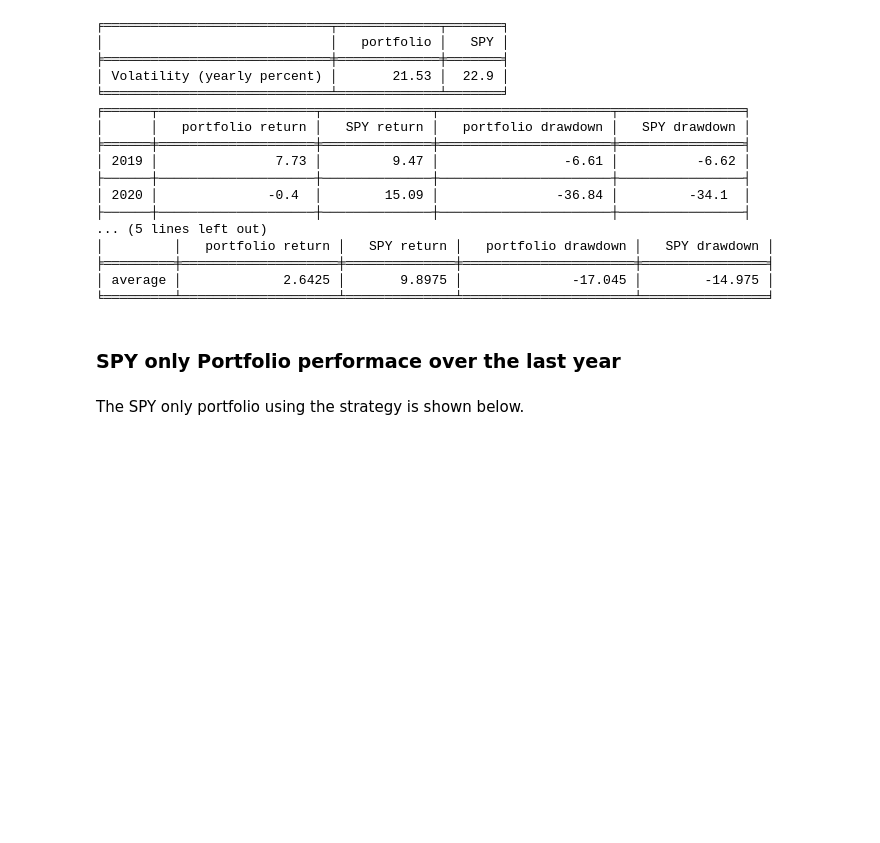
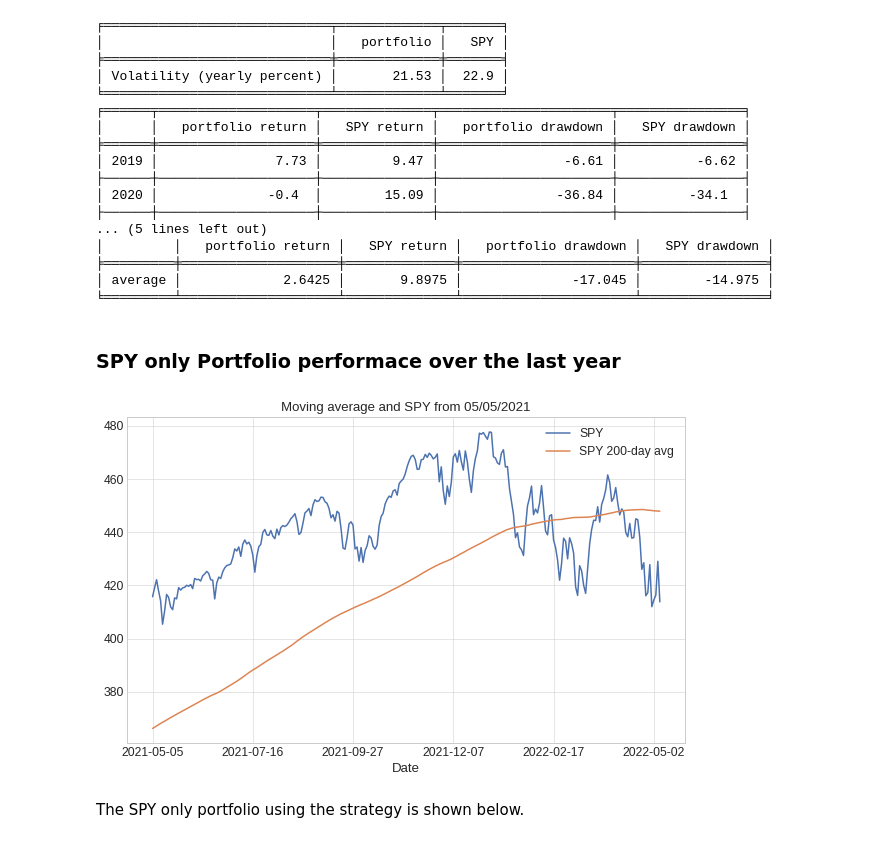
Before and after one commit to IanLKaplan/cash_trigger, a Jupyter notebook: cash_trigger.ipynb, the cells around one changed output. Cells and saved outputs as stored; diff of their text form; code cells hidden in the pictures; blank space fills up the shorter version.

```diff
--- a/cash_trigger.ipynb
+++ b/cash_trigger.ipynb
@@ -1170,16 +1197,25 @@ SPY only Portfolio performace over the last year
 </h3>
 # %%
 d1_year_start = end_date - relativedelta(years=1)
+
+d1_spy_close = spy_data.close_data(d1_year_start, end_date)
+d1_moving_avg = spy_data.moving_avg(d1_year_start, end_date)
+plot_df = pd.concat([d1_spy_close, d1_moving_avg], axis=1)
+
+plot_df.plot(grid=True, title=f'Moving average and SPY from {d1_year_start.strftime("%m/%d/%Y")}', figsize=(10,6))
+
 
 one_year_spy_portfolio_df, t = portfolio_return(holdings=holdings,
                                                risk_asset=spy_close,
                                                bond_asset=cash_trigger_bond_adjclose,
                                                spy_data=spy_data,
                                                start_date=d1_year_start,
                                                end_date=end_date
                                                )
 
 plot_df = build_plot_data(holdings=holdings, portfolio_df=one_year_spy_portfolio_df, spy_df=spy_close)
+# %% [output]
+[figure, added]
 # %% [markdown]
 <p>
 The SPY only portfolio using the strategy is shown below.
```
Also changed, not shown: parts of 6 cells of this notebook.
